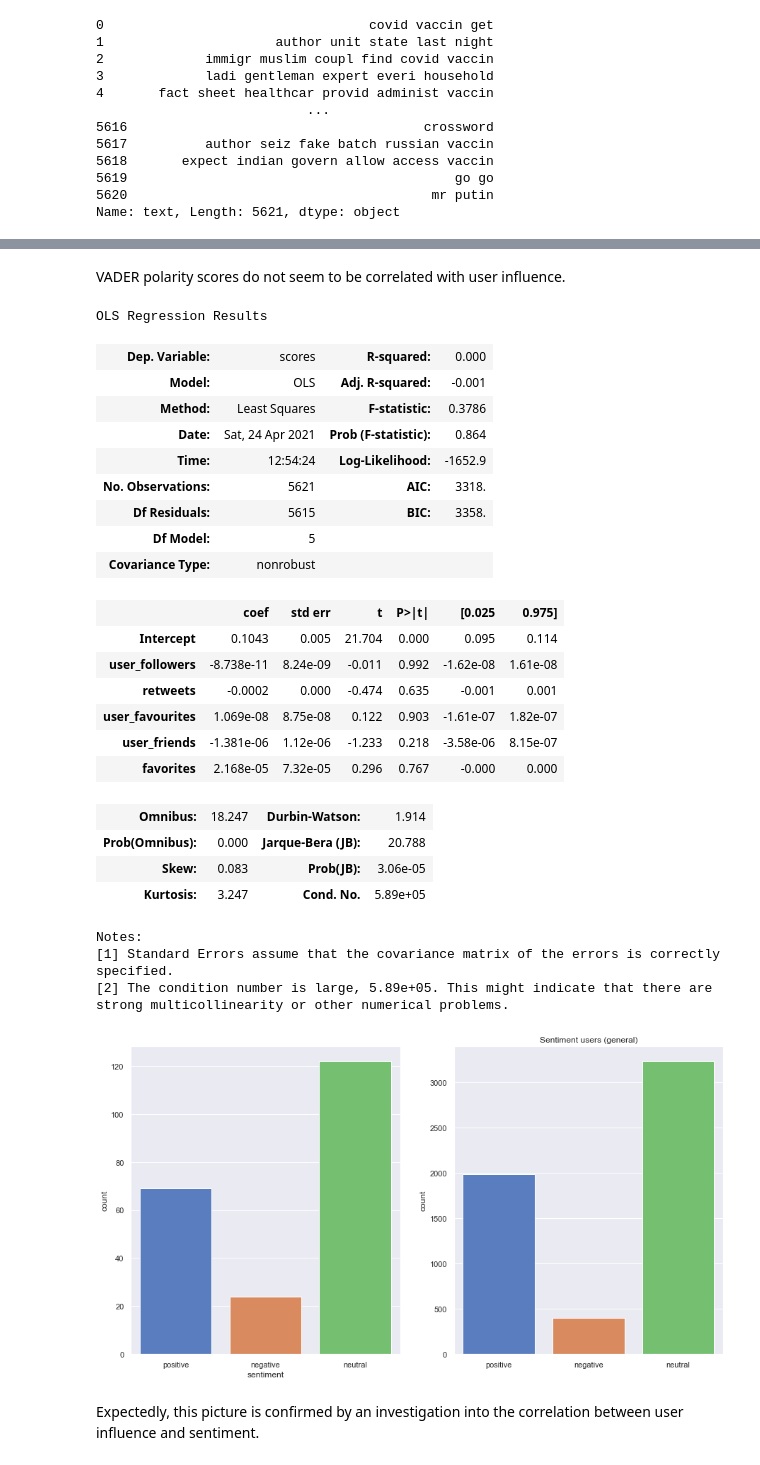
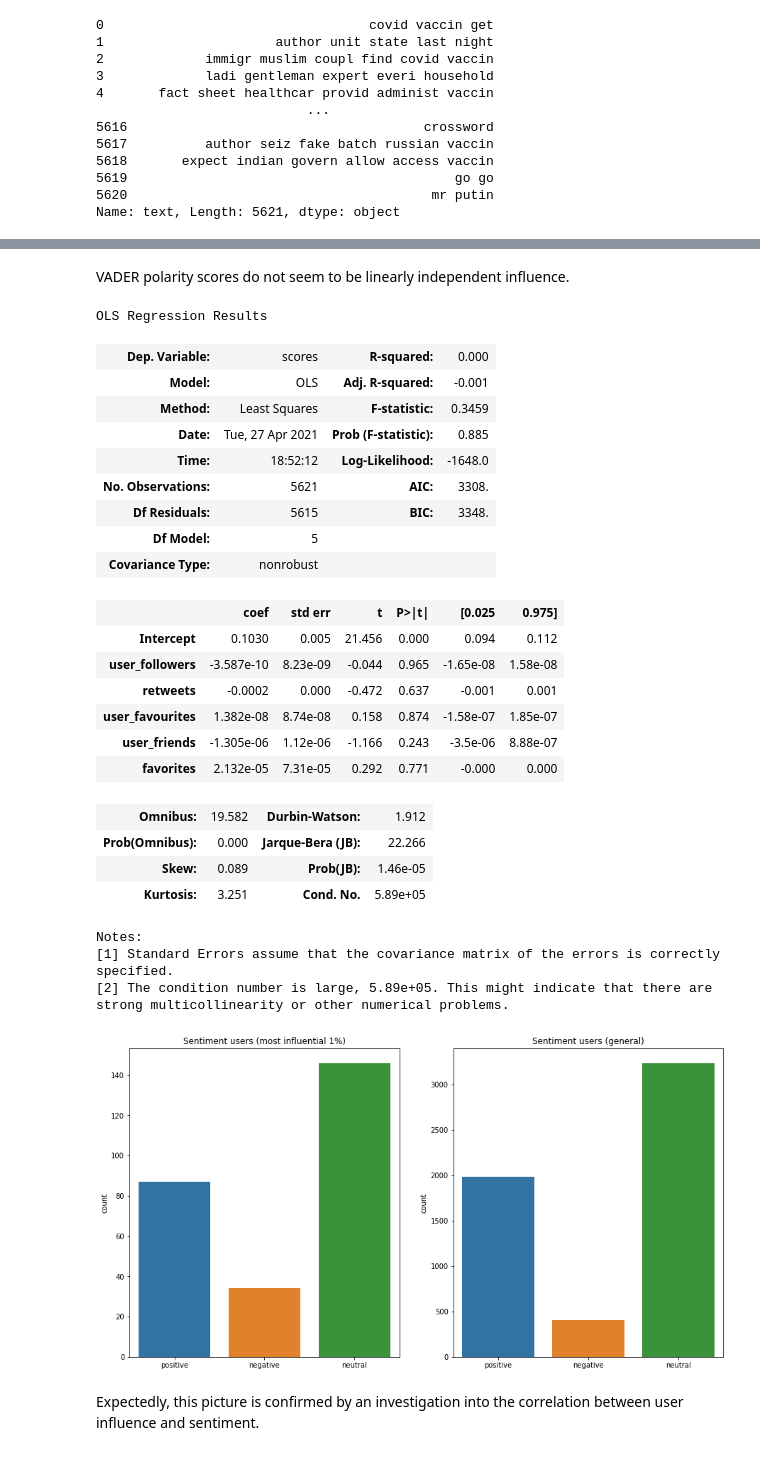
Before and after one commit to BiBa-01/Capstone_Covid, a Jupyter notebook: FullTweets.ipynb, the cells around one changed output, grey strips where cells are left out. Drawn from its saved outputs; the diff is of its cells as text; code cells hidden in the pictures.

Commit message:
Tweets version1

```diff
--- a/FullTweets.ipynb
+++ b/FullTweets.ipynb
@@ -69,7 +63,7 @@ def user_influence(df):
         fact=1.0
     else:
         fact=0.8
-    influence = np.sqrt(df['user_followers']*0.35+df['user_friends']*0.15+df['user_favourites']*0.15+df['retweets']*0.35)*fact
+    influence = np.sqrt(df['user_followers']*0.40 + df['user_favourites']*0.25+df['retweets']*0.35)*fact
     return np.round(influence)
 
 df_tweety['user_infl'] = df_tweety.apply(user_influence,axis=1)
@@ -246,7 +209,7 @@ def clean_tweet_vader(x):
     #stemming
     #x = ' '.join([stemmer.stem(word) for word in x.split() ])
     #lemmatizing
-    x = ' '.join([lemmatizer.lemmatize(word) for word in x.split() ])
+    #x = ' '.join([lemmatizer.lemmatize(word) for word in x.split() ])
     #removing stop words
     x = ' '.join([word for word in x.split() if word not in stopwords])
     #removing numbers
@@ -438,5 +399,5 @@ Name: sentiment, dtype: float64
 # %% [markdown]
-VADER polarity scores do not seem to be correlated with user influence.
+VADER polarity scores do not seem to be linearly independent influence.
 # %%
 df_tweety['scores'] = scores
 df_tweety.sentiment.value_counts()/len(df_tweety)
@@ -449,24 +410,24 @@ smf.ols(formula='scores ~ user_followers + retweets + user_favourites + user_fri
 OLS Regression Results
 | Dep. Variable: | scores | R-squared: | 0.000 |
 | Model: | OLS | Adj. R-squared: | -0.001 |
-| Method: | Least Squares | F-statistic: | 0.3786 |
-| Date: | Sat, 24 Apr 2021 | Prob (F-statistic): | 0.864 |
-| Time: | 12:54:24 | Log-Likelihood: | -1652.9 |
-| No. Observations: | 5621 | AIC: | 3318. |
-| Df Residuals: | 5615 | BIC: | 3358. |
+| Method: | Least Squares | F-statistic: | 0.3459 |
+| Date: | Tue, 27 Apr 2021 | Prob (F-statistic): | 0.885 |
+| Time: | 18:52:12 | Log-Likelihood: | -1648.0 |
+| No. Observations: | 5621 | AIC: | 3308. |
+| Df Residuals: | 5615 | BIC: | 3348. |
 | Df Model: | 5 |  |  |
 | Covariance Type: | nonrobust |  |  |
 |  | coef | std err | t | P>|t| | [0.025 | 0.975] |
-| Intercept | 0.1043 | 0.005 | 21.704 | 0.000 | 0.095 | 0.114 |
-| user_followers | -8.738e-11 | 8.24e-09 | -0.011 | 0.992 | -1.62e-08 | 1.61e-08 |
-| retweets | -0.0002 | 0.000 | -0.474 | 0.635 | -0.001 | 0.001 |
-| user_favourites | 1.069e-08 | 8.75e-08 | 0.122 | 0.903 | -1.61e-07 | 1.82e-07 |
-| user_friends | -1.381e-06 | 1.12e-06 | -1.233 | 0.218 | -3.58e-06 | 8.15e-07 |
-| favorites | 2.168e-05 | 7.32e-05 | 0.296 | 0.767 | -0.000 | 0.000 |
+| Intercept | 0.1030 | 0.005 | 21.456 | 0.000 | 0.094 | 0.112 |
+| user_followers | -3.587e-10 | 8.23e-09 | -0.044 | 0.965 | -1.65e-08 | 1.58e-08 |
+| retweets | -0.0002 | 0.000 | -0.472 | 0.637 | -0.001 | 0.001 |
+| user_favourites | 1.382e-08 | 8.74e-08 | 0.158 | 0.874 | -1.58e-07 | 1.85e-07 |
+| user_friends | -1.305e-06 | 1.12e-06 | -1.166 | 0.243 | -3.5e-06 | 8.88e-07 |
+| favorites | 2.132e-05 | 7.31e-05 | 0.292 | 0.771 | -0.000 | 0.000 |
-| Omnibus: | 18.247 | Durbin-Watson: | 1.914 |
-| Prob(Omnibus): | 0.000 | Jarque-Bera (JB): | 20.788 |
-| Skew: | 0.083 | Prob(JB): | 3.06e-05 |
-| Kurtosis: | 3.247 | Cond. No. | 5.89e+05 |
+| Omnibus: | 19.582 | Durbin-Watson: | 1.912 |
+| Prob(Omnibus): | 0.000 | Jarque-Bera (JB): | 22.266 |
+| Skew: | 0.089 | Prob(JB): | 1.46e-05 |
+| Kurtosis: | 3.251 | Cond. No. | 5.89e+05 |
 Notes:
 [1] Standard Errors assume that the covariance matrix of the errors is correctly specified.
 [2] The condition number is large, 5.89e+05. This might indicate that there are
@@ -474,16 +435,16 @@ strong multicollinearity or other numerical problems.
 # %%
 order_list = ['positive', 'negative', 'neutral']
 plt.figure(figsize = (15, 8))
 plt.subplot(1, 2, 1)
-sns.countplot(x='sentiment',data=df_tweety_infl, order = order_list)
+ax = sns.countplot(x='sentiment',data=df_tweety_infl, order = order_list)
 ax.set(xlabel='', ylabel='count', title='Sentiment users (most influential 1%)')
 
 plt.subplot(1, 2, 2)
 ax = sns.countplot(x='sentiment',data=df_tweety, order = order_list)
 ax.set(xlabel='', ylabel='count', title='Sentiment users (general)')
 plt.show()
 # %% [output]
-[figure, old version]
+[figure, new version]
 # %% [markdown]
 Expectedly, this picture is confirmed by an investigation into the correlation between user influence and sentiment.
 # %%
```
Also changed, not shown: parts of 52 cells of this notebook, 2 other files.
